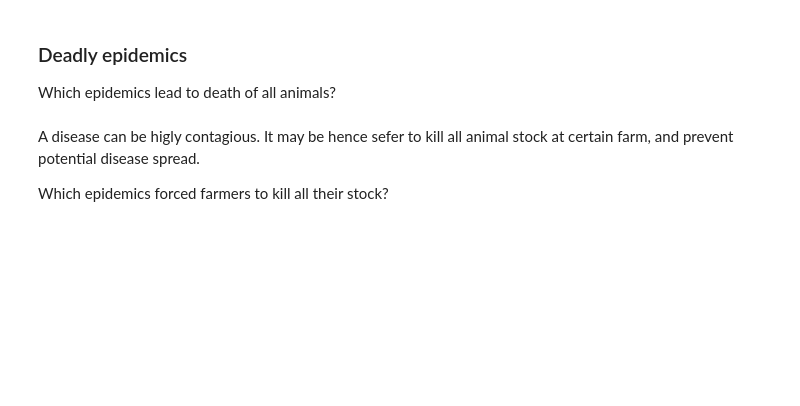
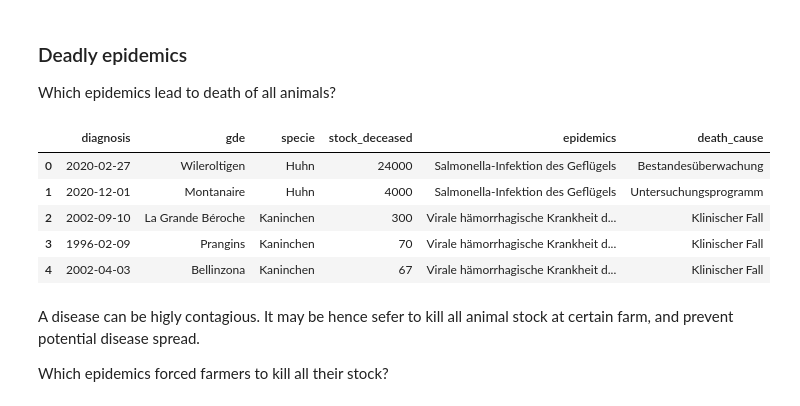
Before and after one commit to zazuko/notebooks, a Jupyter notebook: notebooks/animal-disease/epidemics.ipynb, the cells around one changed output. Saved outputs shown, nothing was run; the diff lists cells and outputs as text; code cells hidden in the pictures; blank space fills up the shorter version.

```diff
--- a/notebooks/animal-disease/epidemics.ipynb
+++ b/notebooks/animal-disease/epidemics.ipynb
@@ -236,27 +418,34 @@ Which epidemics lead to death of all animals?
 # %%
 query = """
 SELECT ?diagnosis ?gde ?specie ?stock_deceased ?epidemics ?death_cause
 WHERE {
   <https://environment.ld.admin.ch/foen/animal-pest/observation/> cube:observation ?obs .
   ?obs disease:epidemics/schema:name ?epidemics;
        disease:diagnosis-date ?diagnosis;
        disease:animals-stock ?stock_deceased;
        disease:animals-deceased ?stock_deceased;
        disease:internet-publication ?date;
        disease:death-cause/schema:name ?death_cause;
        disease:animal-specie/schema:name ?specie;
        schema:containedInPlace/schema:name ?gde .
 
-  FILTER (?stock_deceased > 1)
+  #FILTER (?stock_deceased > 1)
   FILTER (LANG(?epidemics) = "de")
   FILTER (LANG(?death_cause) = "de")
   FILTER (LANG(?specie) = "de")
 }
 ORDER BY DESC(?stock_deceased)
 """
 
 df = sparql.send_query(query)
 df.head()
+# %% [output]
+|  | diagnosis | gde | specie | stock_deceased | epidemics | death_cause |
+| 0 | 2020-02-27 | Wileroltigen | Huhn | 24000 | Salmonella-Infektion des Geflügels | Bestandesüberwachung |
+| 1 | 2020-12-01 | Montanaire | Huhn | 4000 | Salmonella-Infektion des Geflügels | Untersuchungsprogramm |
+| 2 | 2002-09-10 | La Grande Béroche | Kaninchen | 300 | Virale hämorrhagische Krankheit d... | Klinischer Fall |
+| 3 | 1996-02-09 | Prangins | Kaninchen | 70 | Virale hämorrhagische Krankheit d... | Klinischer Fall |
+| 4 | 2002-04-03 | Bellinzona | Kaninchen | 67 | Virale hämorrhagische Krankheit d... | Klinischer Fall |
 # %% [markdown]
 A disease can be higly contagious. It may be hence sefer to kill all animal stock at certain farm, and prevent potential disease spread.
 
```
Also changed, not shown: parts of 18 cells of this notebook.
